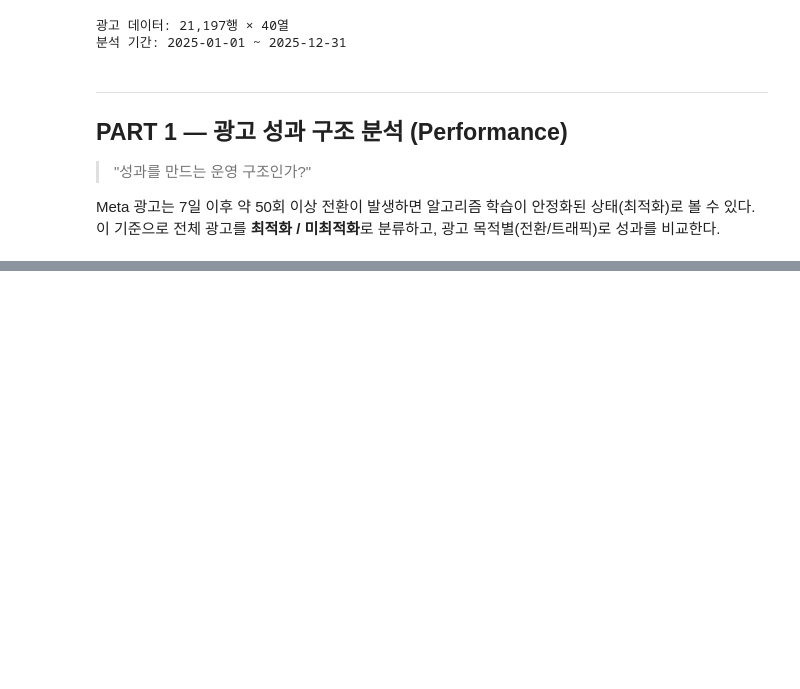
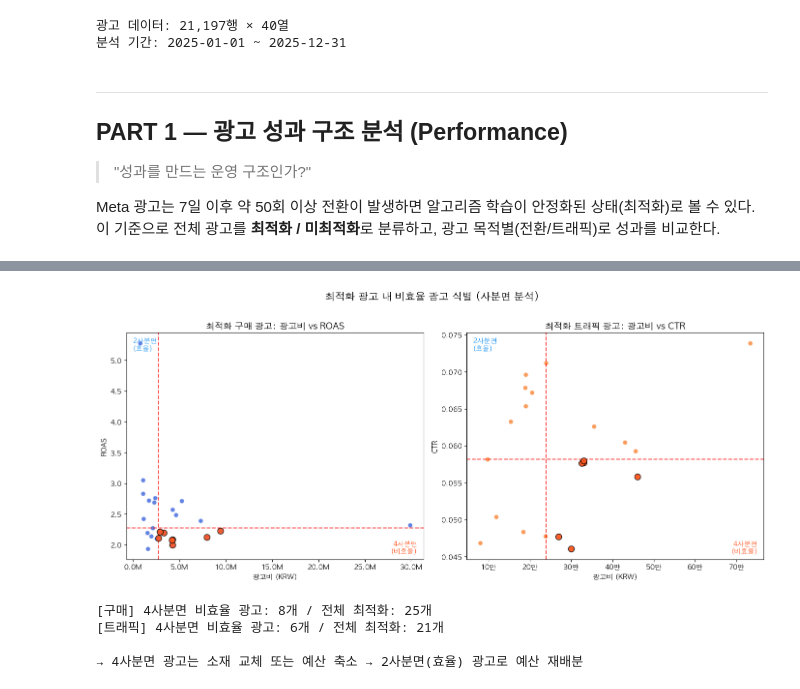
Before and after one commit to imyourcatfood/Data-Analyst-Portfolio, a Jupyter notebook: meta-ads-analysis/analysis.ipynb, the cells around one changed output, grey strips where cells are left out. Cells and saved outputs as stored; diff of their text form; code cells hidden in the pictures; blank space fills up the shorter version.

```diff
--- a/meta-ads-analysis/analysis.ipynb
+++ b/meta-ads-analysis/analysis.ipynb
@@ -854,0 +412,66 @@ print(f"\n[제품 비중] 원석팔찌+커플세트 = {total_main}개 ({total_ma
+# %%
+# 사분면 분석: 최적화 광고 내 비효율 식별 (PPT 슬라이드 10 핵심 차트)
+
+fig, axes = plt.subplots(1, 2, figsize=(14, 6))
+
+# 1) 최적화 구매 광고: 광고비 vs ROAS
+opt_conv = ad_summary[ad_summary["group"]=="optimized_conversion"].copy()
+conv_spend_med = opt_conv["spend"].median()
+conv_roas_med = opt_conv["ROAS"].median()
+
+axes[0].scatter(opt_conv["spend"], opt_conv["ROAS"],
+                c='#1f4ed8', s=50, alpha=0.7, edgecolors='white')
+axes[0].axvline(conv_spend_med, color='red', linestyle='--', alpha=0.7, linewidth=1.5)
+axes[0].axhline(conv_roas_med, color='red', linestyle='--', alpha=0.7, linewidth=1.5)
+axes[0].set_xlabel('광고비 (KRW)')
+axes[0].set_ylabel('ROAS')
+axes[0].set_title('최적화 구매 광고: 광고비 vs ROAS', fontsize=13, fontweight='bold')
+axes[0].xaxis.set_major_formatter(mticker.FuncFormatter(lambda x, p: f'{x/1e6:.1f}M'))
+
+# 사분면 라벨
+axes[0].text(0.02, 0.98, '2사분면\n(효율)', transform=axes[0].transAxes,
+             fontsize=10, va='top', ha='left', color='#2196F3', fontweight='bold')
+axes[0].text(0.98, 0.02, '4사분면\n(비효율)', transform=axes[0].transAxes,
+             fontsize=10, va='bottom', ha='right', color='#FF5722', fontweight='bold')
+
+# 비효율 광고 하이라이트
+ineff_conv = opt_conv[(opt_conv["spend"]>=conv_spend_med) & (opt_conv["ROAS"]<conv_roas_med)]
+axes[0].scatter(ineff_conv["spend"], ineff_conv["ROAS"],
+                c='#FF5722', s=80, alpha=0.9, edgecolors='black', linewidth=1, zorder=5)
+
+# 2) 최적화 트래픽 광고: 광고비 vs CTR
+opt_trf = ad_summary[ad_summary["group"]=="optimized_traffic"].copy()
+trf_spend_med = opt_trf["spend"].median()
+trf_ctr_med = opt_trf["ctr_link_calc"].median()
+
+axes[1].scatter(opt_trf["spend"], opt_trf["ctr_link_calc"],
+                c='#f97316', s=50, alpha=0.7, edgecolors='white')
+axes[1].axvline(trf_spend_med, color='red', linestyle='--', alpha=0.7, linewidth=1.5)
+axes[1].axhline(trf_ctr_med, color='red', linestyle='--', alpha=0.7, linewidth=1.5)
+axes[1].set_xlabel('광고비 (KRW)')
+axes[1].set_ylabel('CTR')
+axes[1].set_title('최적화 트래픽 광고: 광고비 vs CTR', fontsize=13, fontweight='bold')
+axes[1].xaxis.set_major_formatter(mticker.FuncFormatter(lambda x, p: f'{x/1e4:.0f}만'))
+
+axes[1].text(0.02, 0.98, '2사분면\n(효율)', transform=axes[1].transAxes,
+             fontsize=10, va='top', ha='left', color='#2196F3', fontweight='bold')
+axes[1].text(0.98, 0.02, '4사분면\n(비효율)', transform=axes[1].transAxes,
+             fontsize=10, va='bottom', ha='right', color='#FF5722', fontweight='bold')
+
+ineff_trf = opt_trf[(opt_trf["spend"]>=trf_spend_med) & (opt_trf["ctr_link_calc"]<trf_ctr_med)]
+axes[1].scatter(ineff_trf["spend"], ineff_trf["ctr_link_calc"],
+                c='#FF5722', s=80, alpha=0.9, edgecolors='black', linewidth=1, zorder=5)
+
+plt.suptitle('최적화 광고 내 비효율 광고 식별 (사분면 분석)', fontsize=15, fontweight='bold', y=1.02)
+plt.tight_layout()
+plt.show()
+
+print(f"[구매] 4사분면 비효율 광고: {len(ineff_conv)}개 / 전체 최적화: {len(opt_conv)}개")
+print(f"[트래픽] 4사분면 비효율 광고: {len(ineff_trf)}개 / 전체 최적화: {len(opt_trf)}개")
+print("\n→ 4사분면 광고는 소재 교체 또는 예산 축소 → 2사분면(효율) 광고로 예산 재배분")
+# %% [output]
+[figure, added]
+[구매] 4사분면 비효율 광고: 8개 / 전체 최적화: 25개
+[트래픽] 4사분면 비효율 광고: 6개 / 전체 최적화: 21개
+
+→ 4사분면 광고는 소재 교체 또는 예산 축소 → 2사분면(효율) 광고로 예산 재배분
```
Also changed, not shown: parts of 50 cells of this notebook, 1 other file.
